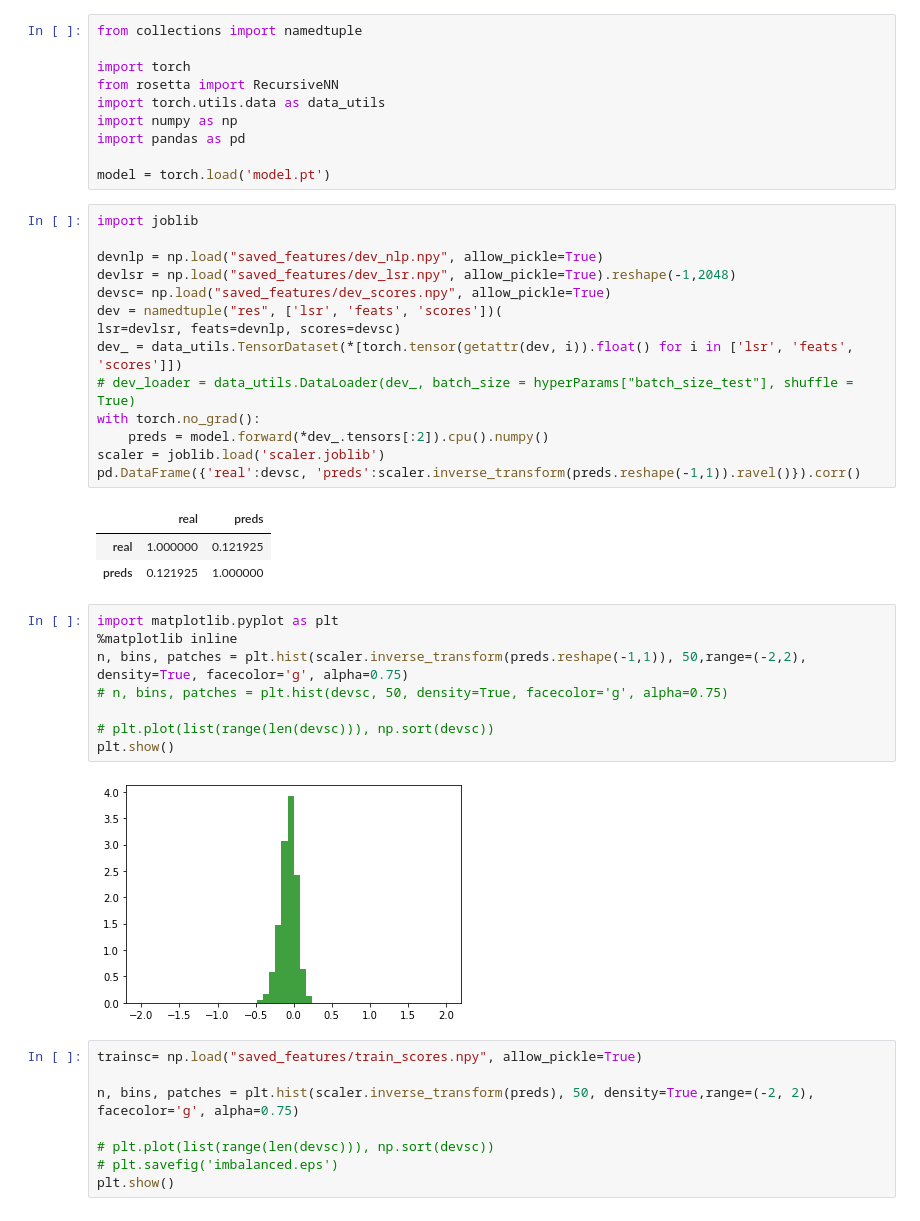
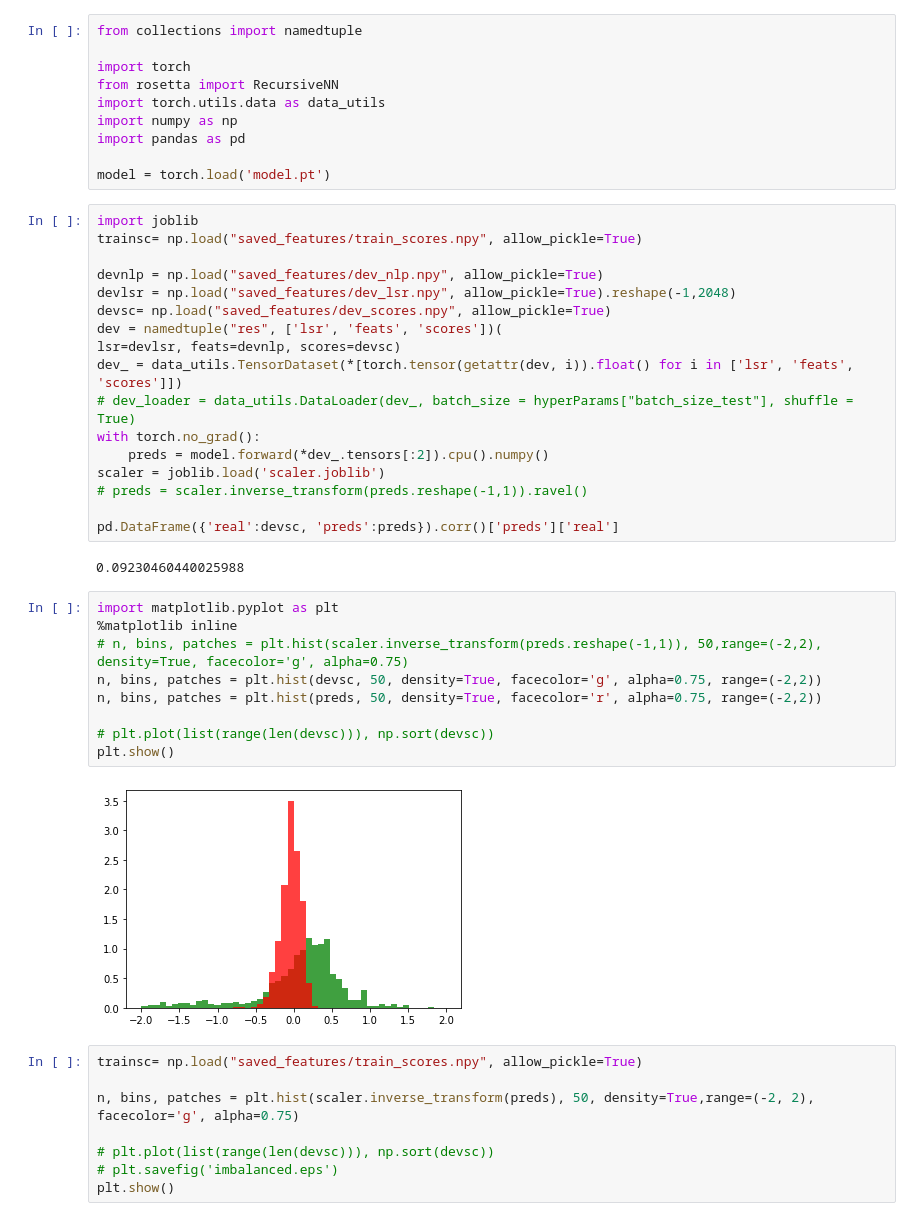
Before and after one commit to ludomitch/rosetta, a Jupyter notebook: Sandbox.ipynb, the cells around one changed output. Drawn from its saved outputs; the diff is of its cells as text.

```diff
--- a/Sandbox.ipynb
+++ b/Sandbox.ipynb
@@ -341,6 +341,7 @@ import pandas as pd
 model = torch.load('model.pt')
 # %%
 import joblib
+trainsc= np.load("saved_features/train_scores.npy", allow_pickle=True)
 
 devnlp = np.load("saved_features/dev_nlp.npy", allow_pickle=True)
 devlsr = np.load("saved_features/dev_lsr.npy", allow_pickle=True).reshape(-1,2048)
@@ -352,21 +353,22 @@ dev_ = data_utils.TensorDataset(*[torch.tensor(getattr(dev, i)).float() for i in
 with torch.no_grad():
     preds = model.forward(*dev_.tensors[:2]).cpu().numpy()
 scaler = joblib.load('scaler.joblib')
-pd.DataFrame({'real':devsc, 'preds':scaler.inverse_transform(preds.reshape(-1,1)).ravel()}).corr()
+# preds = scaler.inverse_transform(preds.reshape(-1,1)).ravel()
+
+pd.DataFrame({'real':devsc, 'preds':preds}).corr()['preds']['real']
 # %% [output]
-|  | real | preds |
-| real | 1.000000 | 0.121925 |
-| preds | 0.121925 | 1.000000 |
+0.09230460440025988
 # %%
 import matplotlib.pyplot as plt
 %matplotlib inline
-n, bins, patches = plt.hist(scaler.inverse_transform(preds.reshape(-1,1)), 50,range=(-2,2), density=True, facecolor='g', alpha=0.75)
-# n, bins, patches = plt.hist(devsc, 50, density=True, facecolor='g', alpha=0.75)
+# n, bins, patches = plt.hist(scaler.inverse_transform(preds.reshape(-1,1)), 50,range=(-2,2), density=True, facecolor='g', alpha=0.75)
+n, bins, patches = plt.hist(devsc, 50, density=True, facecolor='g', alpha=0.75, range=(-2,2))
+n, bins, patches = plt.hist(preds, 50, density=True, facecolor='r', alpha=0.75, range=(-2,2))
 
 # plt.plot(list(range(len(devsc))), np.sort(devsc))
 plt.show()
 # %% [output]
-[figure, old version]
+[figure, new version]
 # %%
 trainsc= np.load("saved_features/train_scores.npy", allow_pickle=True)
 
```
Also changed, not shown: parts of 4 cells of this notebook, 2 other files.
